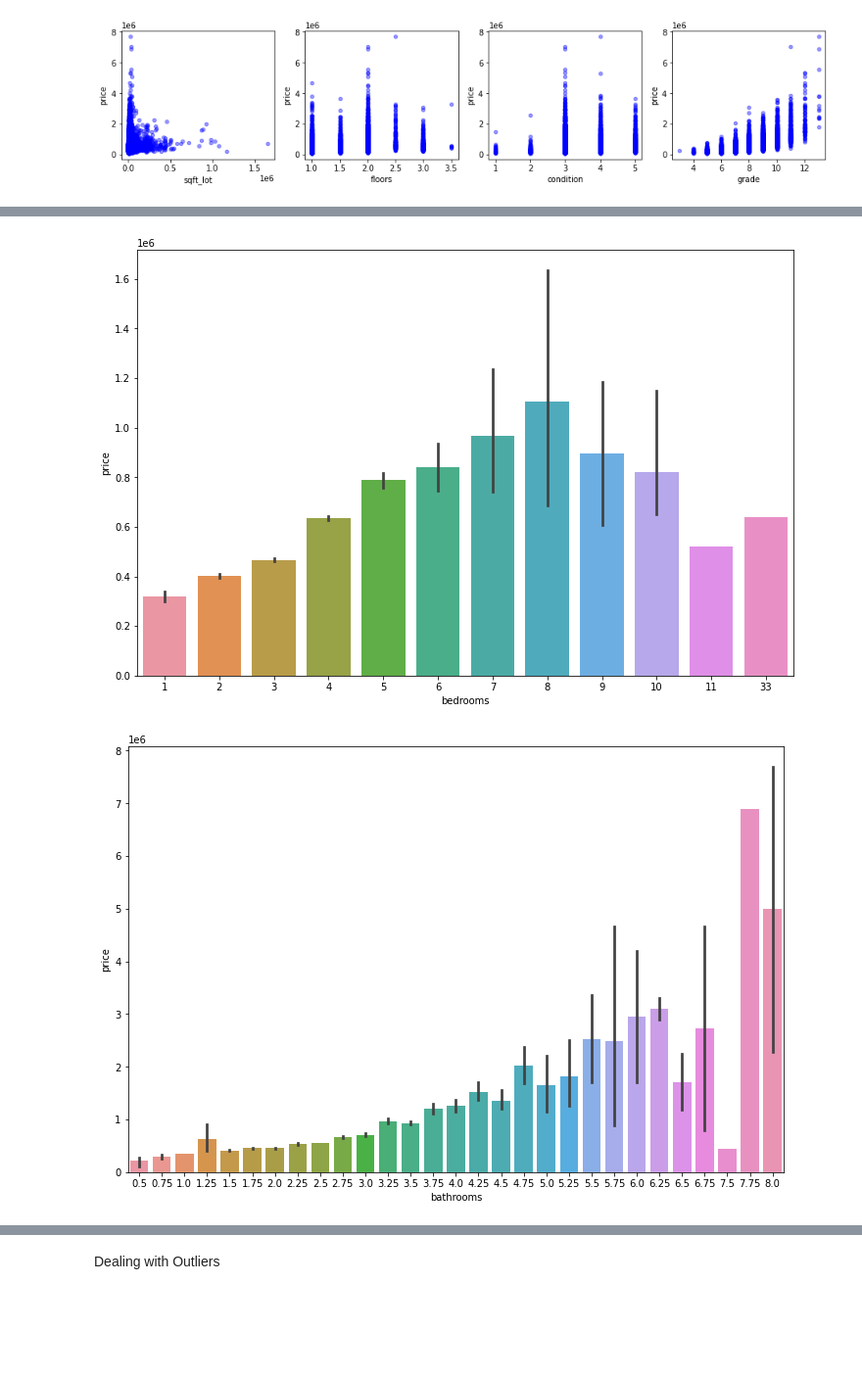
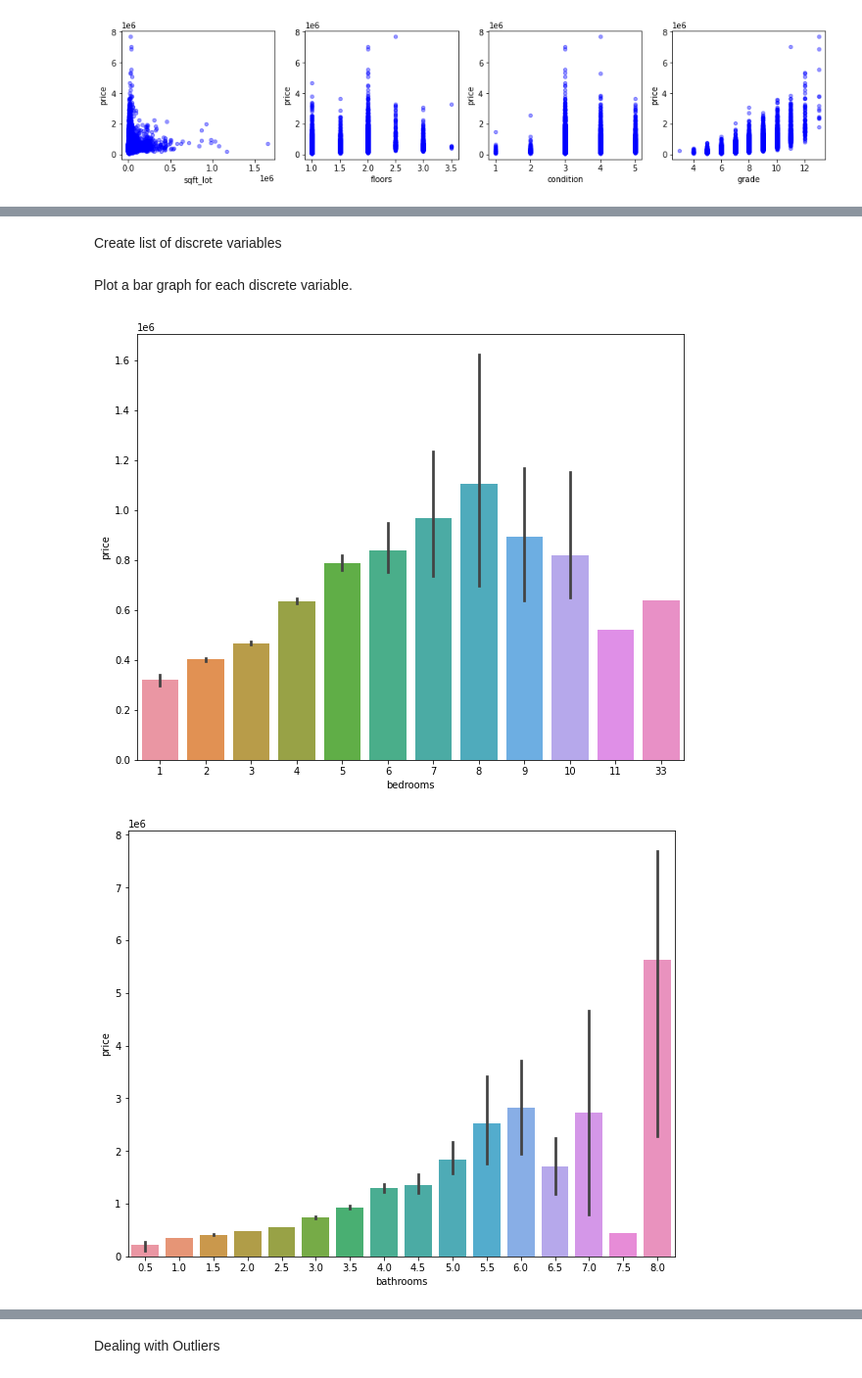
Before and after one commit to lblaka/real-estate-project, a Jupyter notebook: meaghan_working_notebook.ipynb, the cells around one changed output, grey strips where cells are left out. Shown at 98% size. Saved outputs shown, nothing was run; the diff lists cells and outputs as text; code cells hidden in the pictures; blank space fills up the shorter version.

Commit message:
Added markdowns to data cleaning and changed order

```diff
--- a/meaghan_working_notebook.ipynb
+++ b/meaghan_working_notebook.ipynb
@@ -53,0 +119,2 @@ data['yr_renovated'] = data["yr_renovated"].fillna(0)
+# %%
+data['has_basement']= np.where(data['sqft_basement']!= 0, True, False)
@@ -53,0 +129,2 @@ data['yr_renovated'] = data["yr_renovated"].fillna(0)
+# %%
+data['is_renovated']= np.where(data['yr_renovated']!= 0, True, False)
@@ -54,2 +180,2 @@ data['yr_renovated'] = data["yr_renovated"].fillna(0)
 # %%
-data.drop(['waterfront','view', 'sqft_above', 'zipcode'], axis=1, inplace=True)
+data.drop(['waterfront','view', 'sqft_above', 'zipcode','month', 'yr_renovated','sqft_basement'], axis=1, inplace=True)
@@ -161,9 +223,13 @@ See the caveats in the documentation: https://pandas.pydata.org/pandas-docs/stab
+# %% [markdown]
+Create list of discrete variables
 # %%
-discrete_features = ['bedrooms', 'bathrooms', 'floors', 'condition', 'grade', 'is_renovated','season','month', 'has_basement']
+discrete_features = ['bedrooms', 'bathrooms', 'floors', 'condition', 'grade', 'is_renovated','has_basement', 'season']
+# %% [markdown]
+Plot a bar graph for each discrete variable.
 # %%
 for feature in discrete_features:
-    plt.figure(figsize=(12,8))
-    sns.barplot(x=feature, y='price', data=data1)
+    plt.figure(figsize=(10,8))
+    sns.barplot(x=feature, y='price', data=data)
 # %% [output]
-[figure, old version]
+[figure, new version]
-[figure, old version]
+[figure, new version]
```
Also changed, not shown: parts of 76 cells of this notebook.
